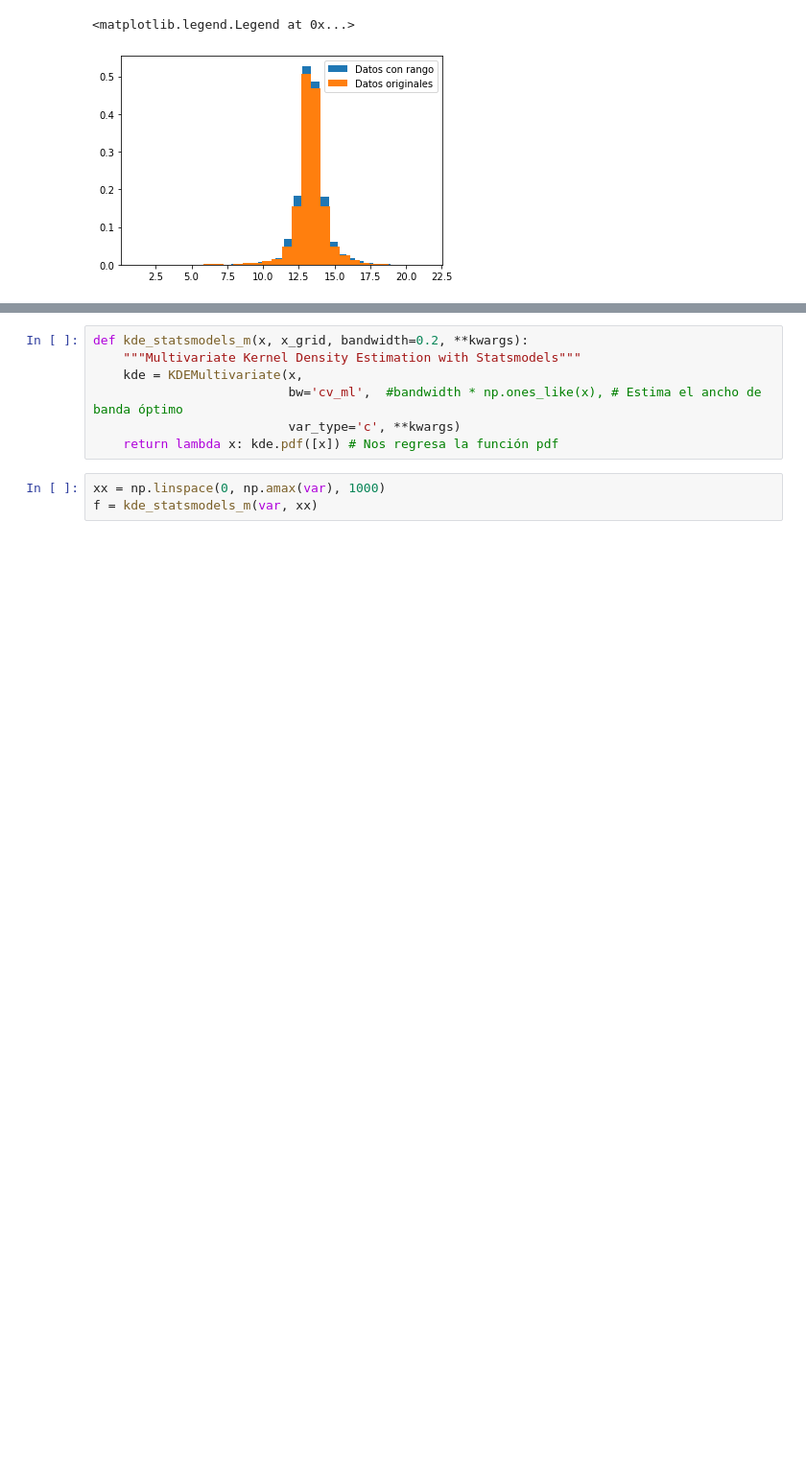
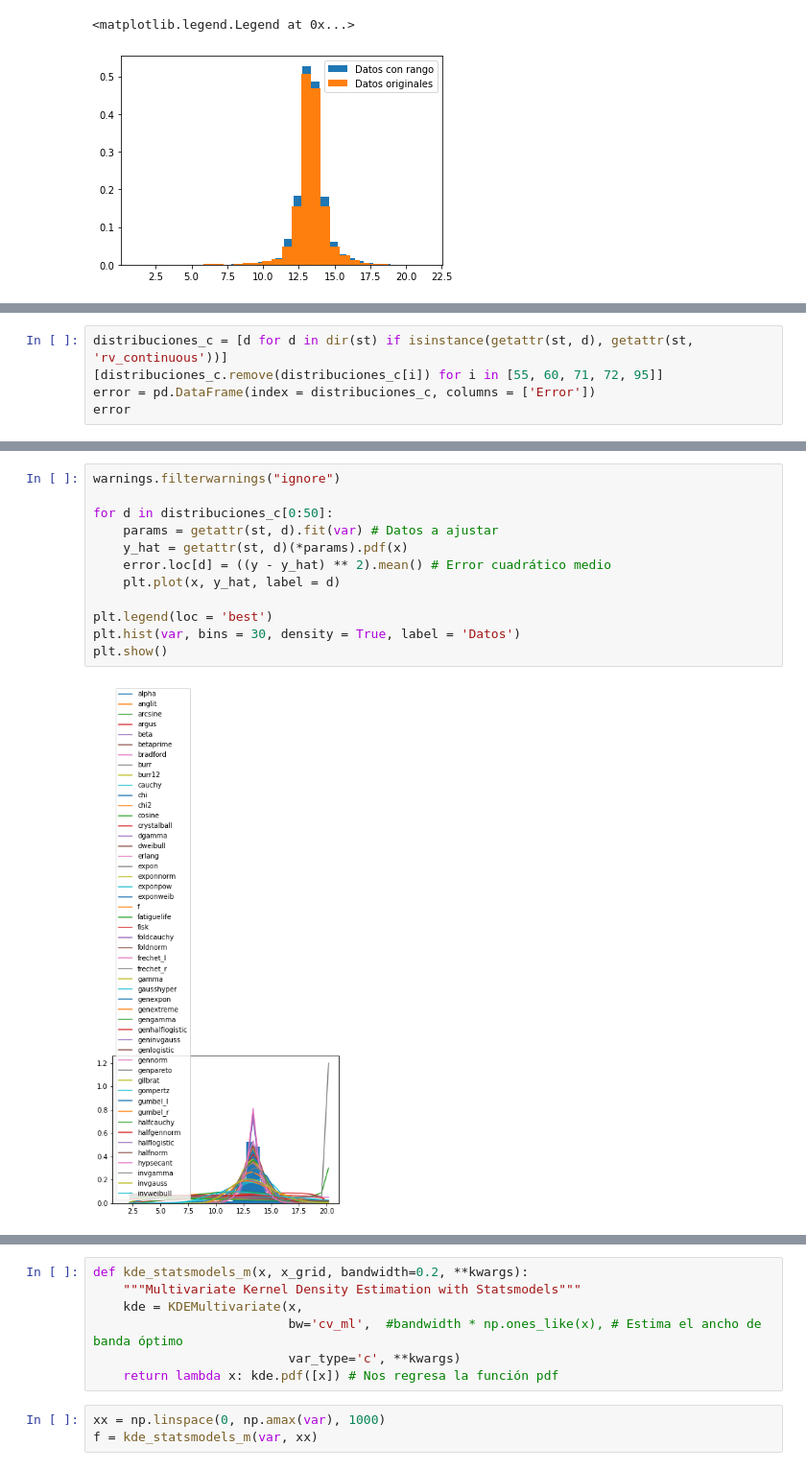
Before and after one commit to danielperhez/Proyecto_PRivera_CPerez, a Jupyter notebook: Proyecto_PRivera_CPerez.ipynb, the cells around one changed output, grey strips where cells are left out. Shown at 96% size. Saved outputs shown, nothing was run; the diff lists cells and outputs as text; blank space fills up the shorter version.

```diff
--- a/Proyecto_PRivera_CPerez.ipynb
+++ b/Proyecto_PRivera_CPerez.ipynb
@@ -218,0 +228,5 @@ plt.legend(loc = 'best')
+# %%
+distribuciones_c = [d for d in dir(st) if isinstance(getattr(st, d), getattr(st, 'rv_continuous'))]
+[distribuciones_c.remove(distribuciones_c[i]) for i in [55, 60, 71, 72, 95]]
+error = pd.DataFrame(index = distribuciones_c, columns = ['Error'])
+error
@@ -218,0 +247,14 @@ plt.legend(loc = 'best')
+# %%
+warnings.filterwarnings("ignore")
+
+for d in distribuciones_c[0:50]:
+    params = getattr(st, d).fit(var) # Datos a ajustar
+    y_hat = getattr(st, d)(*params).pdf(x)
+    error.loc[d] = ((y - y_hat) ** 2).mean() # Error cuadrático medio
+    plt.plot(x, y_hat, label = d)
+
+plt.legend(loc = 'best')
+plt.hist(var, bins = 30, density = True, label = 'Datos')
+plt.show()
+# %% [output]
+[figure, added]
```
Also changed, not shown: parts of 15 cells of this notebook.
